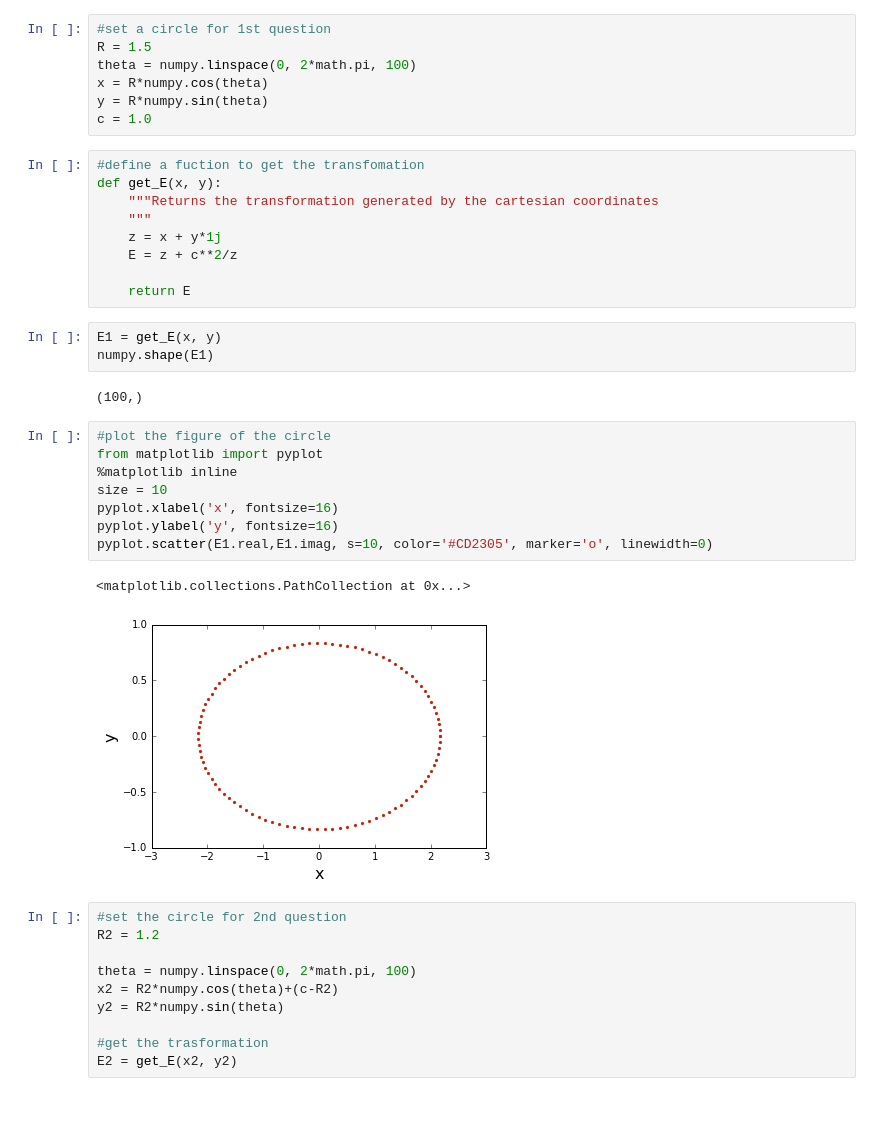
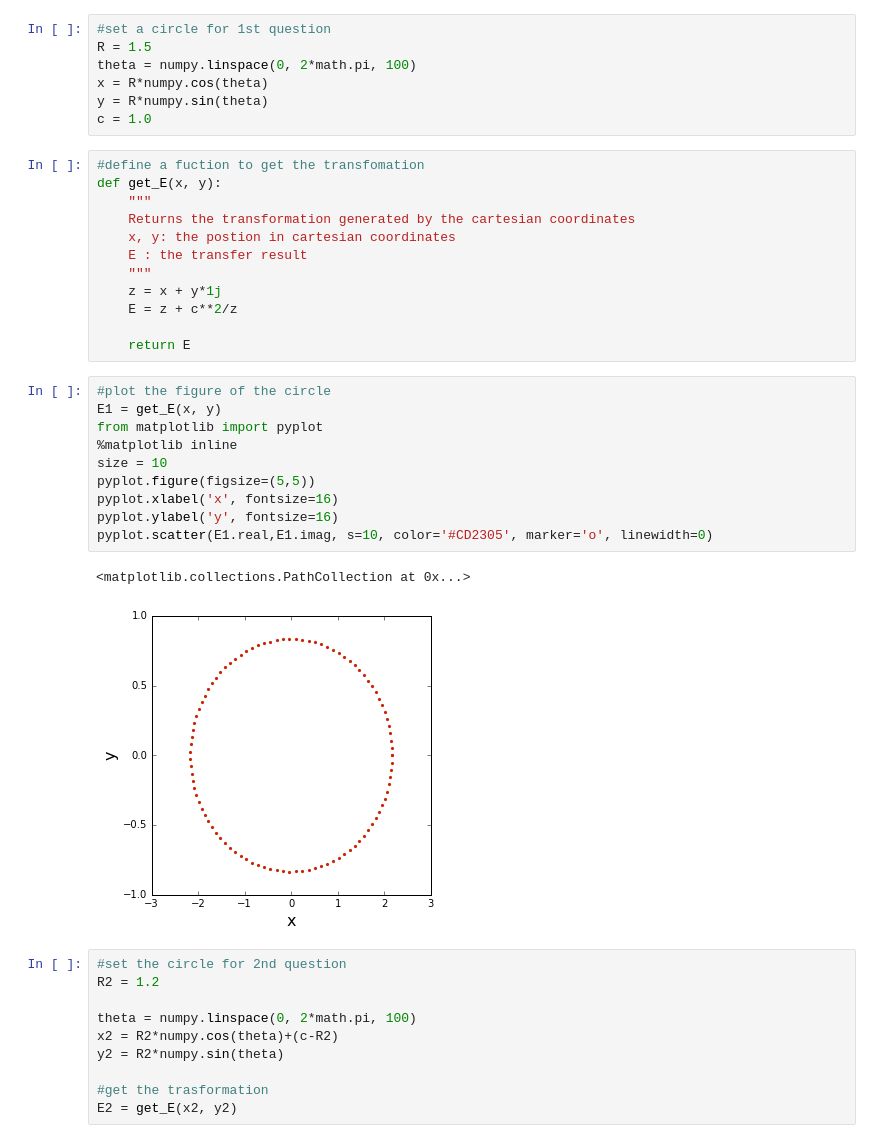
Before and after one commit to Dmphelps89/MAE6226-1, a Jupyter notebook: Assignment06.ipynb, the cells around one changed output. Saved outputs shown, nothing was run; the diff lists cells and outputs as text; blank space fills up the shorter version.

```diff
--- a/Assignment06.ipynb
+++ b/Assignment06.ipynb
@@ -39,28 +41,28 @@ c = 1.0
 # %%
 #define a fuction to get the transfomation
 def get_E(x, y):
-    """Returns the transformation generated by the cartesian coordinates
+    """
+    Returns the transformation generated by the cartesian coordinates
+    x, y: the postion in cartesian coordinates
+    E : the transfer result
     """
     z = x + y*1j
     E = z + c**2/z
 
     return E
-# %%
-E1 = get_E(x, y)
-numpy.shape(E1)
-# %% [output]
-(100,)
 # %%
 #plot the figure of the circle
+E1 = get_E(x, y)
 from matplotlib import pyplot
 %matplotlib inline
 size = 10
+pyplot.figure(figsize=(5,5))
 pyplot.xlabel('x', fontsize=16)
 pyplot.ylabel('y', fontsize=16)
 pyplot.scatter(E1.real,E1.imag, s=10, color='#CD2305', marker='o', linewidth=0)
 # %% [output]
 <matplotlib.collections.PathCollection at 0x...>
-[figure, old version]
+[figure, new version]
 # %%
 #set the circle for 2nd question
 R2 = 1.2
```
Also changed, not shown: parts of 52 cells of this notebook.
